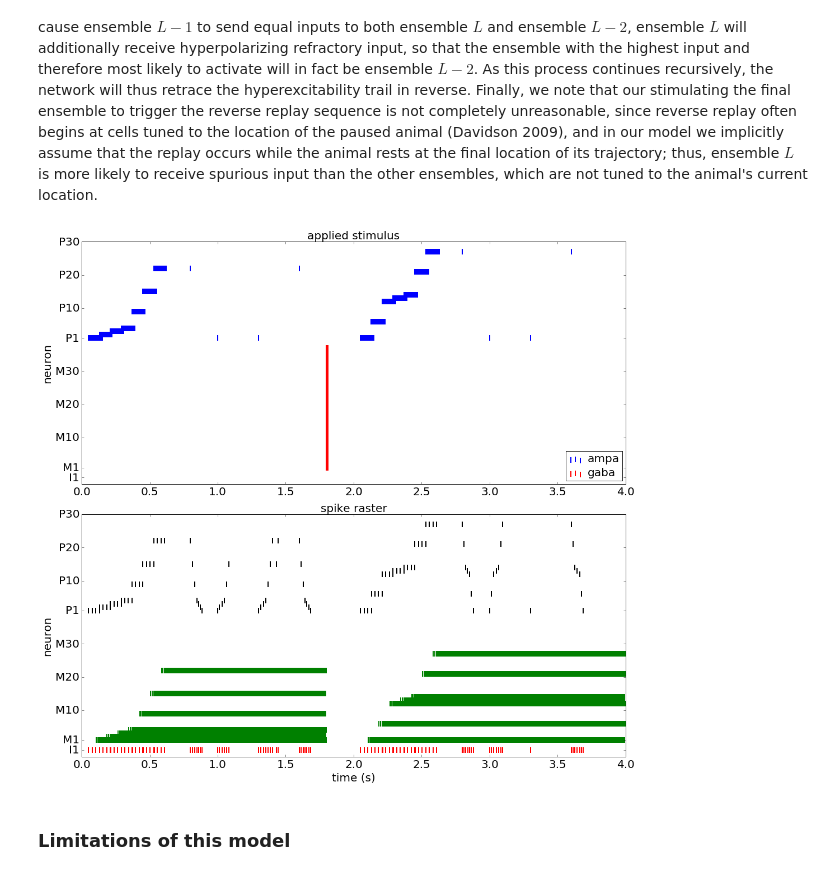
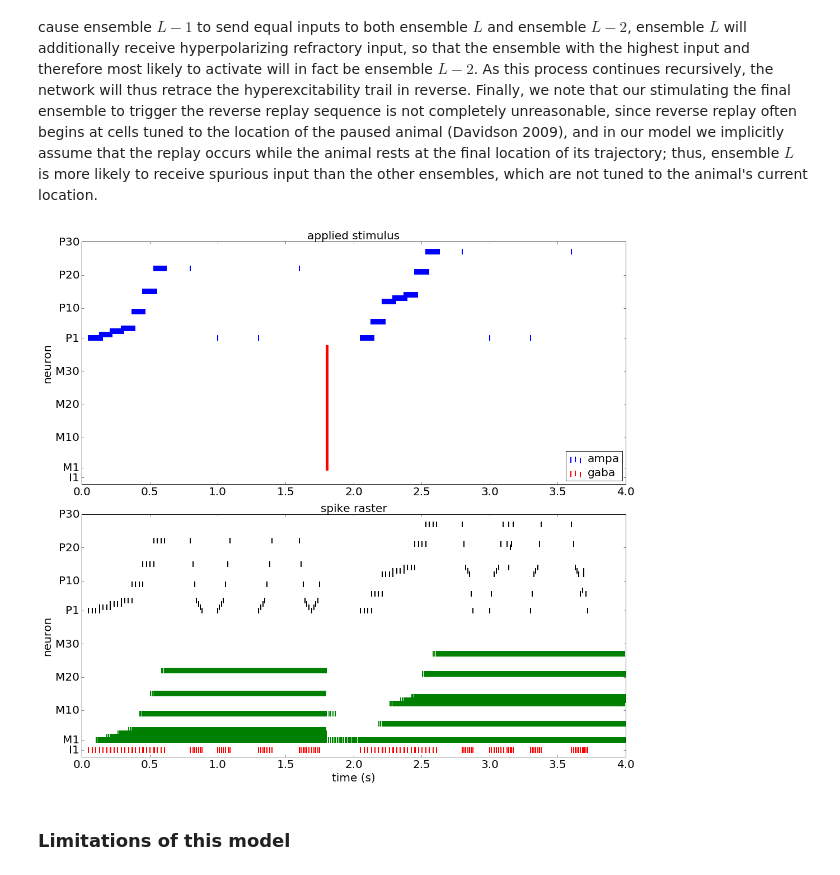
Before and after one commit to rkp8000/nothing_but_reruns, a Jupyter notebook: _paper_draft.ipynb, the cells around one changed output. Drawn from its saved outputs; the diff is of its cells as text; code cells hidden in the pictures.

```diff
--- a/_paper_draft.ipynb
+++ b/_paper_draft.ipynb
@@ -451,7 +447,7 @@ import pdb
 from figures.final_paper import lif_reverse_replay
 
 fig_1 = lif_reverse_replay(
-    SEED=1,
+    SEED=0,
 
     V_REST=-0.07, TAU_M=0.055, V_TH=-0.02, V_RESET=-0.08,
 
@@ -471,20 +467,24 @@ fig_1 = lif_reverse_replay(
     W_MM={'nmda': 12, 'ampa': 0, 'gaba': 0},
 
     BKGD_STARTS=[
-        {'nmda': 0, 'ampa': 0, 'gaba': 0}, {'nmda': 0, 'ampa': 0, 'gaba': 0.75},
-        {'nmda': 0, 'ampa': 0, 'gaba': 2}, {'nmda': 0, 'ampa': 0, 'gaba': 2.75},
+        {'nmda': 0, 'ampa': 0, 'gaba': 0},  # CONSTANT
+        {'nmda': 0, 'ampa': 0, 'gaba': 0},
+        {'nmda': 0, 'ampa': 0, 'gaba': 2},
     ],
     BKGD_ENDS=[
-        {'nmda': 0, 'ampa': 0, 'gaba': 0.75}, {'nmda': 0, 'ampa': 0, 'gaba': 2},
-        {'nmda': 0, 'ampa': 0, 'gaba': 2.75}, {'nmda': 0, 'ampa': 0, 'gaba': 4},
+        {'nmda': 0, 'ampa': 0, 'gaba': 4.},  # CONSTANT
+        {'nmda': 0, 'ampa': 0, 'gaba': 0.75},
+        {'nmda': 0, 'ampa': 0, 'gaba': 2.75},
     ],
     BKGD_FRQS=[
-        {'nmda': 0, 'ampa': 0, 'gaba': 2000}, {'nmda': 0, 'ampa': 0, 'gaba': 2000},
-        {'nmda': 0, 'ampa': 0, 'gaba': 2000}, {'nmda': 0, 'ampa': 0, 'gaba': 2000},
+        {'nmda': 0, 'ampa': 0, 'gaba': 2000},  # CONSTANT
+        {'nmda': 0, 'ampa': 0, 'gaba': 2000},
+        {'nmda': 0, 'ampa': 0, 'gaba': 2000},
     ],
     BKGD_STRENS=[
-        {'nmda': 0, 'ampa': 0, 'gaba': 10}, {'nmda': 0, 'ampa': 0, 'gaba': .5},
-        {'nmda': 0, 'ampa': 0, 'gaba': 10}, {'nmda': 0, 'ampa': 0, 'gaba': .5},
+        {'nmda': 0, 'ampa': 0, 'gaba': .5},  # CONSTANT
+        {'nmda': 0, 'ampa': 0, 'gaba': 5},
+        {'nmda': 0, 'ampa': 0, 'gaba': 5},
     ],
 
     DRIVE_SEQS=[
@@ -517,34 +517,34 @@ fig_1 = lif_reverse_replay(
         [(4, 9), (0, 3), (0, 3), (4, 9)],
     ],
 
     REPLAY_TRIGGER_TIMES=[
         [{'nmda': 0, 'ampa': 0.8, 'gaba': 0}, {'nmda': 0, 'ampa': 1.0, 'gaba': 0},
          {'nmda': 0, 'ampa': 1.3, 'gaba': 0}, {'nmda': 0, 'ampa': 1.6, 'gaba': 0},],
         [{'nmda': 0, 'ampa': 2.8, 'gaba': 0}, {'nmda': 0, 'ampa': 3.0, 'gaba': 0},
          {'nmda': 0, 'ampa': 3.3, 'gaba': 0}, {'nmda': 0, 'ampa': 3.6, 'gaba': 0},],
     ],
 
     REPLAY_TRIGGER_STRENS=[
         [{'nmda': 0, 'ampa': 200, 'gaba': 0}, {'nmda': 0, 'ampa': 200, 'gaba': 0},
          {'nmda': 0, 'ampa': 200, 'gaba': 0}, {'nmda': 0, 'ampa': 200, 'gaba': 0},],
         [{'nmda': 0, 'ampa': 200, 'gaba': 0}, {'nmda': 0, 'ampa': 200, 'gaba': 0},
          {'nmda': 0, 'ampa': 200, 'gaba': 0}, {'nmda': 0, 'ampa': 200, 'gaba': 0},],
     ],
 
     MEMORY_RESET_STARTS=[{'nmda': 0, 'ampa': 0, 'gaba': 1.8}],
     MEMORY_RESET_ENDS=[{'nmda': 0, 'ampa': 0, 'gaba': 1.81}],
     MEMORY_RESET_STRENS=[{'nmda': 0, 'ampa': 0, 'gaba': 6}],
     MEMORY_RESET_FRQS=[{'nmda': 0, 'ampa': 0, 'gaba': 500}],
 
     SIM_DURATION=4., DT=0.0001,
 
     FIG_SIZE=(15, 14),
     SYN_COLORS={'ampa': 'b', 'gaba': 'r'},
     SPIKE_HEIGHT=100,
     Y_LIM=(-2, 67), FONT_SIZE=20,
 )
 # %% [output]
-[figure, old version]
+[figure, new version]
 # %%
 pdb.pm()
 # %% [markdown]
```
Also changed, not shown: parts of 1 cell of this notebook.
